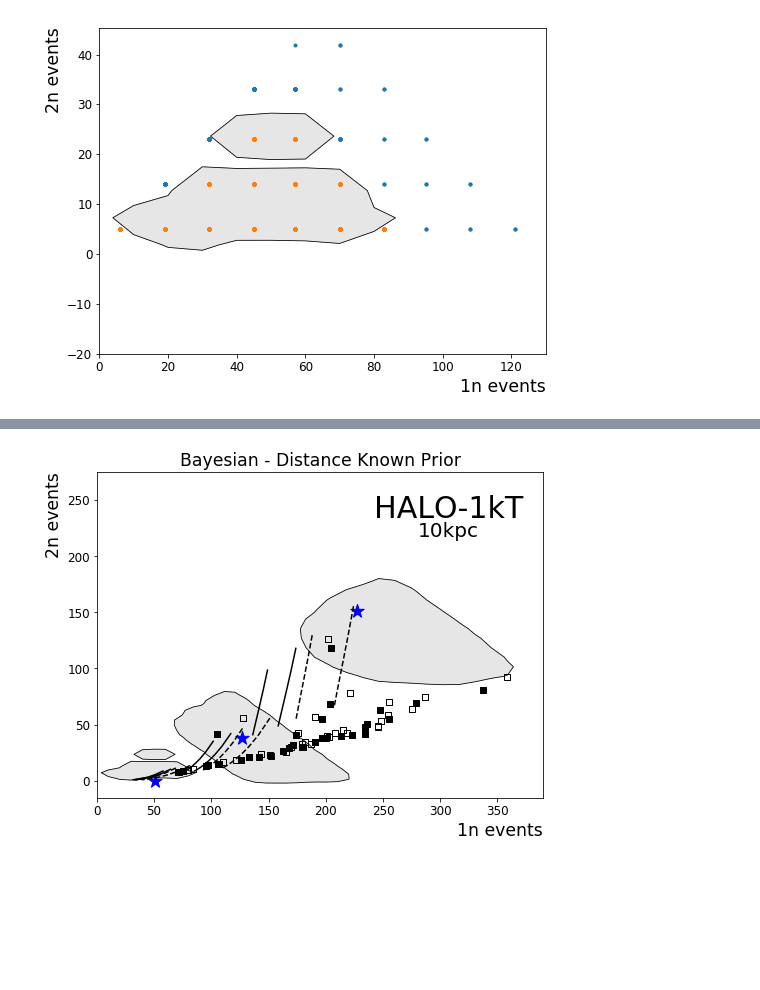
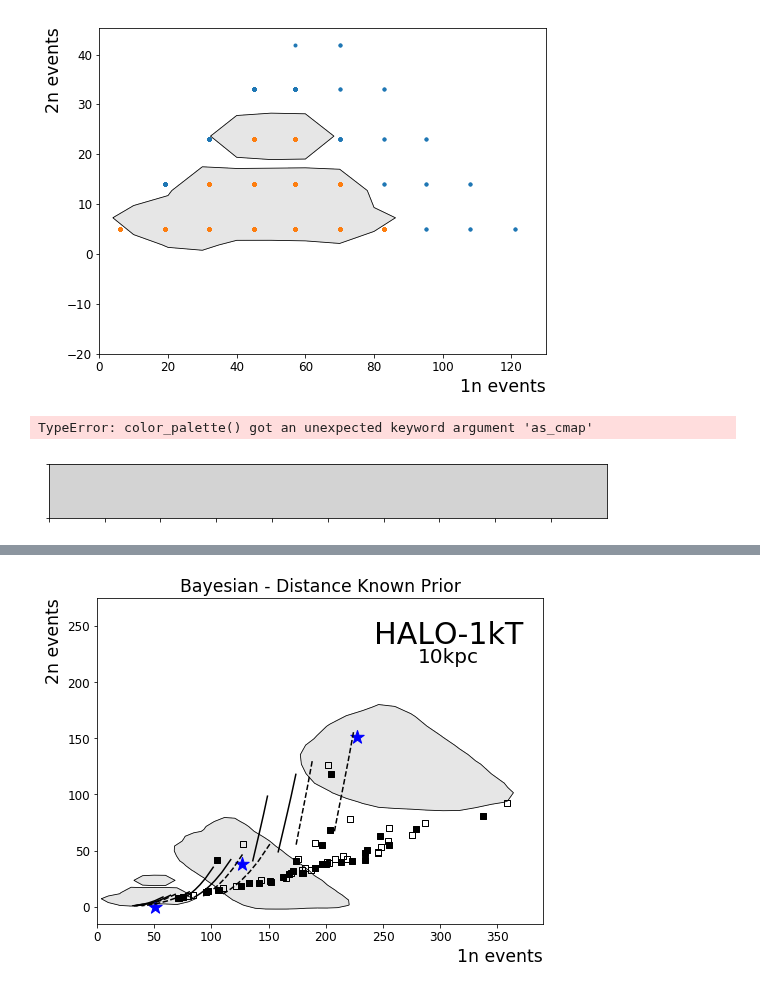
Before and after one commit to jfcrenshaw/halo, a Jupyter notebook: unfolding_plots.ipynb, the cells around one changed output, grey strips where cells are left out. Saved outputs shown, nothing was run; the diff lists cells and outputs as text; code cells hidden in the pictures; blank space fills up the shorter version.

```diff
--- a/unfolding_plots.ipynb
+++ b/unfolding_plots.ipynb
@@ -660,3 +708,9 @@ scatter(h2_10kpc_51v0_1n,h2_10kpc_51v0_2n,ax)
 scatter(oneN_,twoN_,ax)
 # %% [output]
 [figure]
+# %%
+sns.palplot(sns.color_palette(['lightgray','lightgray','lightgray','lightgray','lightgray','lightgray','lightgray','lightgray','lightgray','lightgray']))
+sns.color_palette(['lightgray','lightgray','lightgray','lightgray','lightgray','lightgray','lightgray','lightgray','lightgray','lightgray'],as_cmap=True)
+# %% [output]
+TypeError: color_palette() got an unexpected keyword argument 'as_cmap'
+[figure, added]
```
Also changed, not shown: parts of 11 cells of this notebook, 14 other files.
